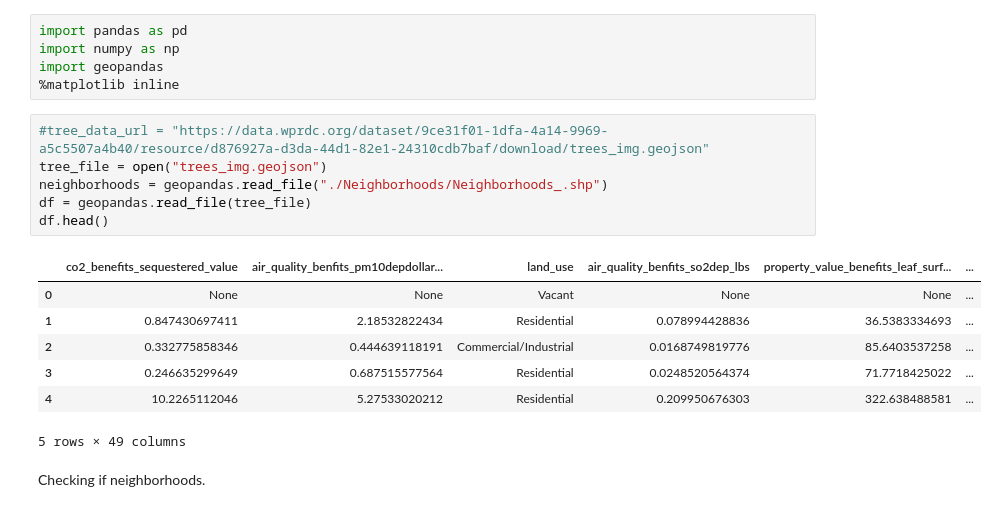
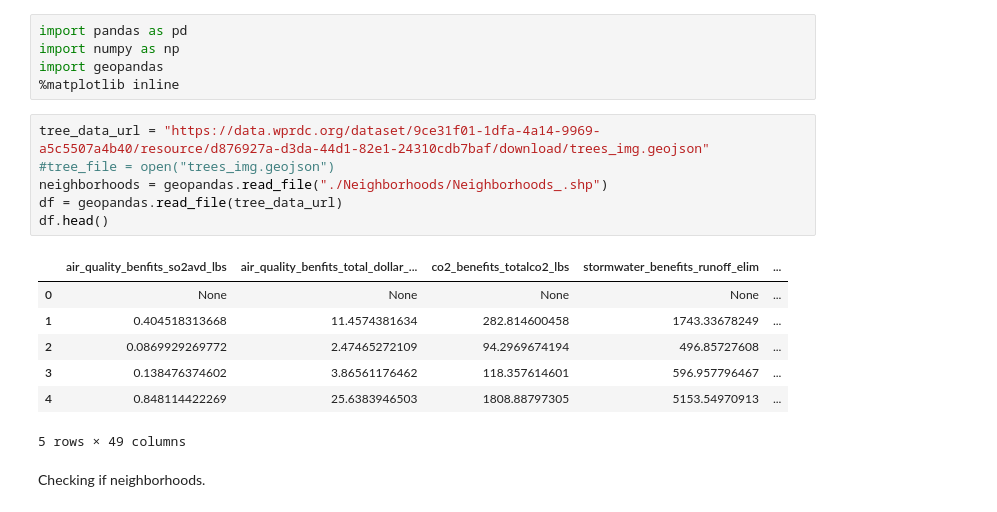
Before and after one commit to pjp401/CMPINF0010-Final-Project, a Jupyter notebook: ojasNotebook/ojas_final_project.ipynb, the cells around one changed output. Saved outputs shown, nothing was run; the diff lists cells and outputs as text.

```diff
--- a/ojasNotebook/ojas_final_project.ipynb
+++ b/ojasNotebook/ojas_final_project.ipynb
@@ -6,18 +6,18 @@ import numpy as np
 import geopandas
 %matplotlib inline
 # %%
-#tree_data_url = "https://data.wprdc.org/dataset/9ce31f01-1dfa-4a14-9969-a5c5507a4b40/resource/d876927a-d3da-44d1-82e1-24310cdb7baf/download/trees_img.geojson"
-tree_file = open("trees_img.geojson")
+tree_data_url = "https://data.wprdc.org/dataset/9ce31f01-1dfa-4a14-9969-a5c5507a4b40/resource/d876927a-d3da-44d1-82e1-24310cdb7baf/download/trees_img.geojson"
+#tree_file = open("trees_img.geojson")
 neighborhoods = geopandas.read_file("./Neighborhoods/Neighborhoods_.shp")
-df = geopandas.read_file(tree_file)
+df = geopandas.read_file(tree_data_url)
 df.head()
 # %% [output]
-|  | co2_benefits_sequestered_value | air_quality_benfits_pm10depdollar... | land_use | air_quality_benfits_so2dep_lbs | property_value_benefits_leaf_surf... | ... |
-| 0 | None | None | Vacant | None | None | ... |
-| 1 | 0.847430697411 | 2.18532822434 | Residential | 0.078994428836 | 36.5383334693 | ... |
-| 2 | 0.332775858346 | 0.444639118191 | Commercial/Industrial | 0.0168749819776 | 85.6403537258 | ... |
-| 3 | 0.246635299649 | 0.687515577564 | Residential | 0.0248520564374 | 71.7718425022 | ... |
-| 4 | 10.2265112046 | 5.27533020212 | Residential | 0.209950676303 | 322.638488581 | ... |
+|  | air_quality_benfits_so2avd_lbs | air_quality_benfits_total_dollar_... | co2_benefits_totalco2_lbs | stormwater_benefits_runoff_elim | ... |
+| 0 | None | None | None | None | ... |
+| 1 | 0.404518313668 | 11.4574381634 | 282.814600458 | 1743.33678249 | ... |
+| 2 | 0.0869929269772 | 2.47465272109 | 94.2969674194 | 496.85727608 | ... |
+| 3 | 0.138476374602 | 3.86561176462 | 118.357614601 | 596.957796467 | ... |
+| 4 | 0.848114422269 | 25.6383946503 | 1808.88797305 | 5153.54970913 | ... |
 5 rows × 49 columns
 # %% [markdown]
 Checking if neighborhoods.
```
Also changed, not shown: 1 other file.
